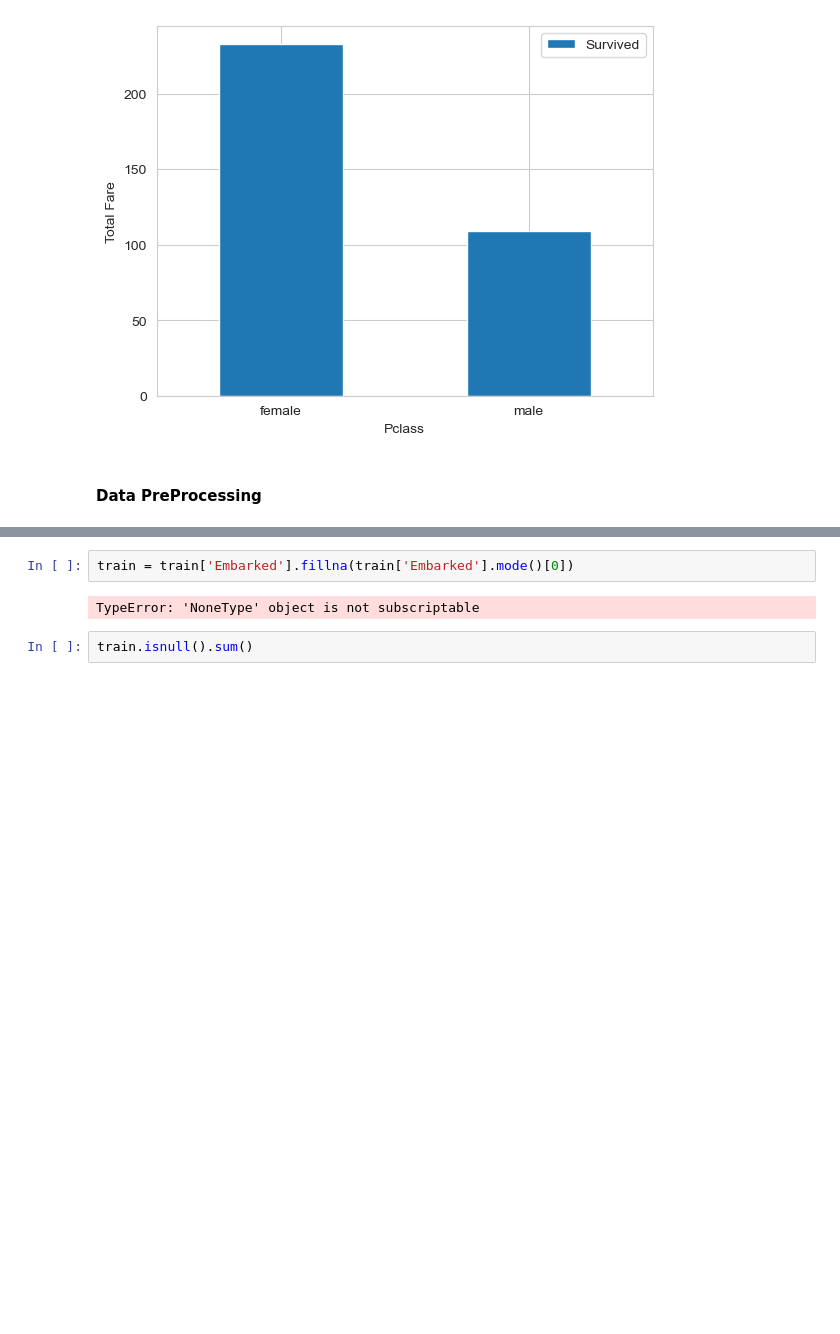
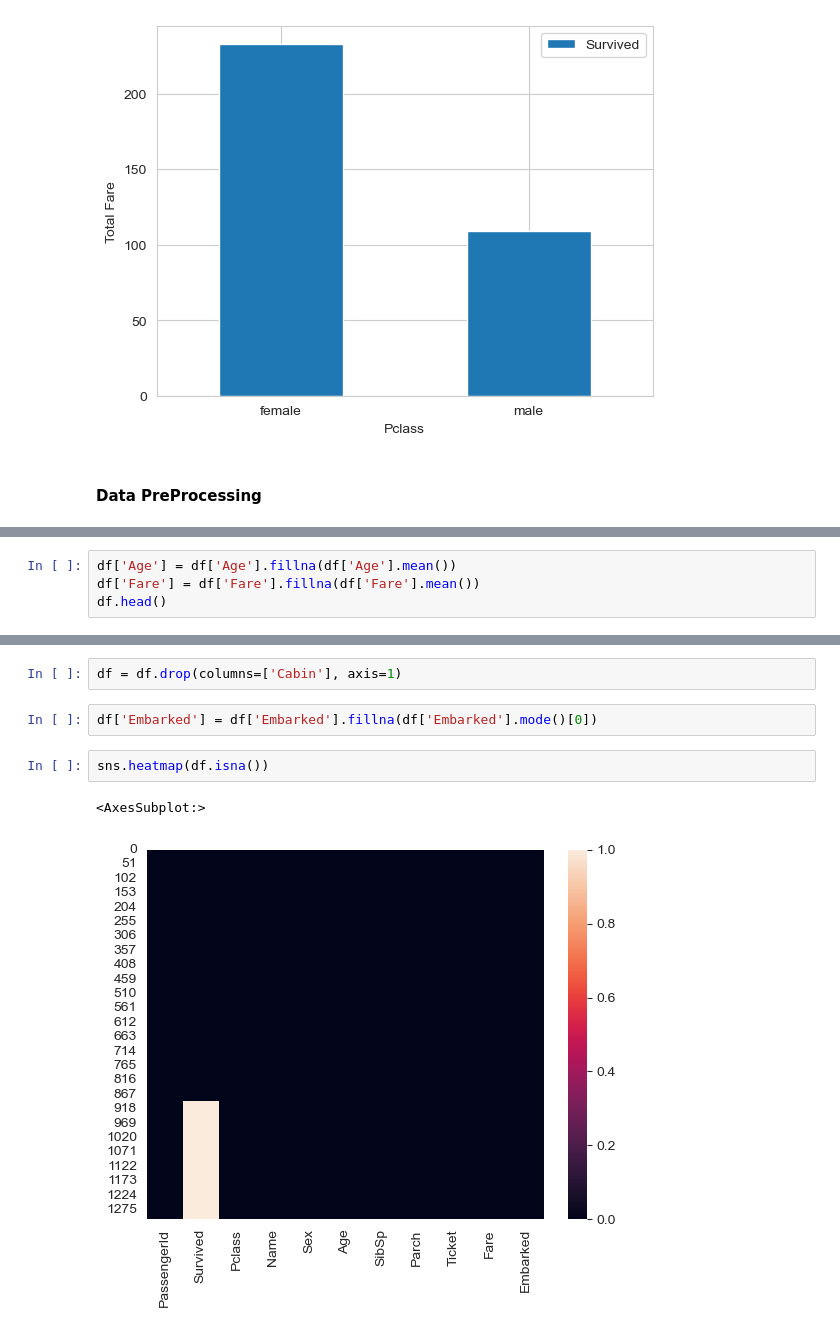
Before and after one commit to shyamghan17/MachineLearning, a Jupyter notebook: TitanicSruvivalPrediction/TitanicSurvivalPrediction.ipynb, the cells around one changed output, grey strips where cells are left out. Cells and saved outputs as stored; diff of their text form; blank space fills up the shorter version.

```diff
--- a/TitanicSruvivalPrediction/TitanicSurvivalPrediction.ipynb
+++ b/TitanicSruvivalPrediction/TitanicSurvivalPrediction.ipynb
@@ -147,0 +158,4 @@ train = train['Age'].fillna(train['Age'].mean(), inplace=True)
+# %%
+df['Age'] = df['Age'].fillna(df['Age'].mean())
+df['Fare'] = df['Fare'].fillna(df['Fare'].mean())
+df.head()
@@ -148,6 +169,9 @@ train = train['Age'].fillna(train['Age'].mean(), inplace=True)
+# %%
+df = df.drop(columns=['Cabin'], axis=1)
 # %%
-train = train['Embarked'].fillna(train['Embarked'].mode()[0])
+df['Embarked'] = df['Embarked'].fillna(df['Embarked'].mode()[0])
-# %% [output]
-TypeError: 'NoneType' object is not subscriptable
-# %%
-train.isnull().sum()
+# %%
+sns.heatmap(df.isna())
+# %% [output]
+<AxesSubplot:>
+[figure, added]
```
Also changed, not shown: parts of 32 cells of this notebook, 2 other files.
